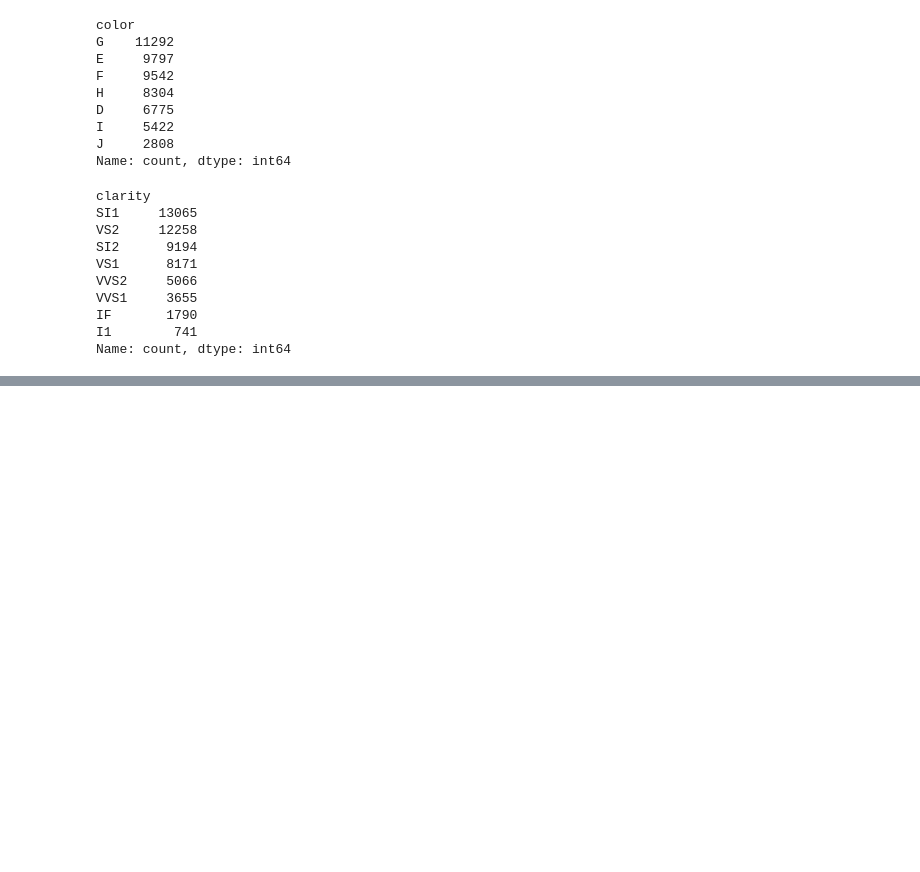
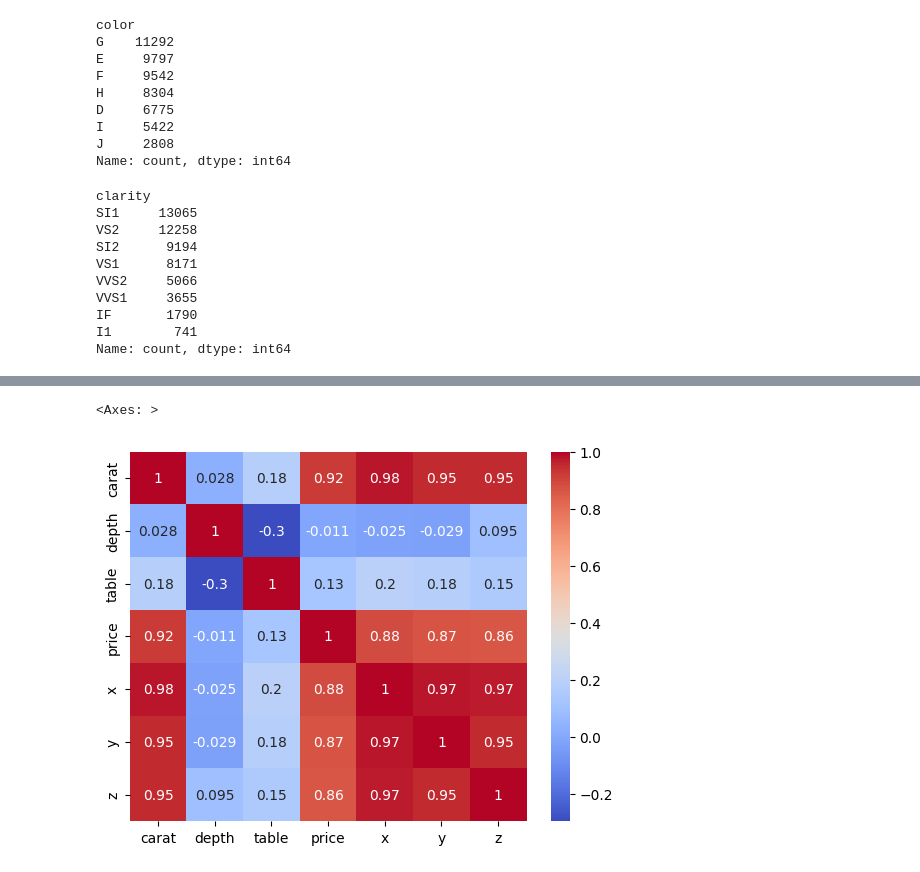
Before and after one commit to soodsid/Diamond-Price-Prediction, a Jupyter notebook: notebooks/research.ipynb, the cells around one changed output, grey strips where cells are left out. Drawn from its saved outputs; the diff is of its cells as text; code cells hidden in the pictures; blank space fills up the shorter version.

```diff
--- a/notebooks/research.ipynb
+++ b/notebooks/research.ipynb
@@ -155,0 +215,5 @@ ValueError: Mime type rendering requires nbformat>=4.2.0 but it is not installed
+# %%
+sns.heatmap(numdf.corr(), annot=True, cmap="coolwarm")
+# %% [output]
+<Axes: >
+[figure, added]
```
Also changed, not shown: parts of 14 cells of this notebook.
